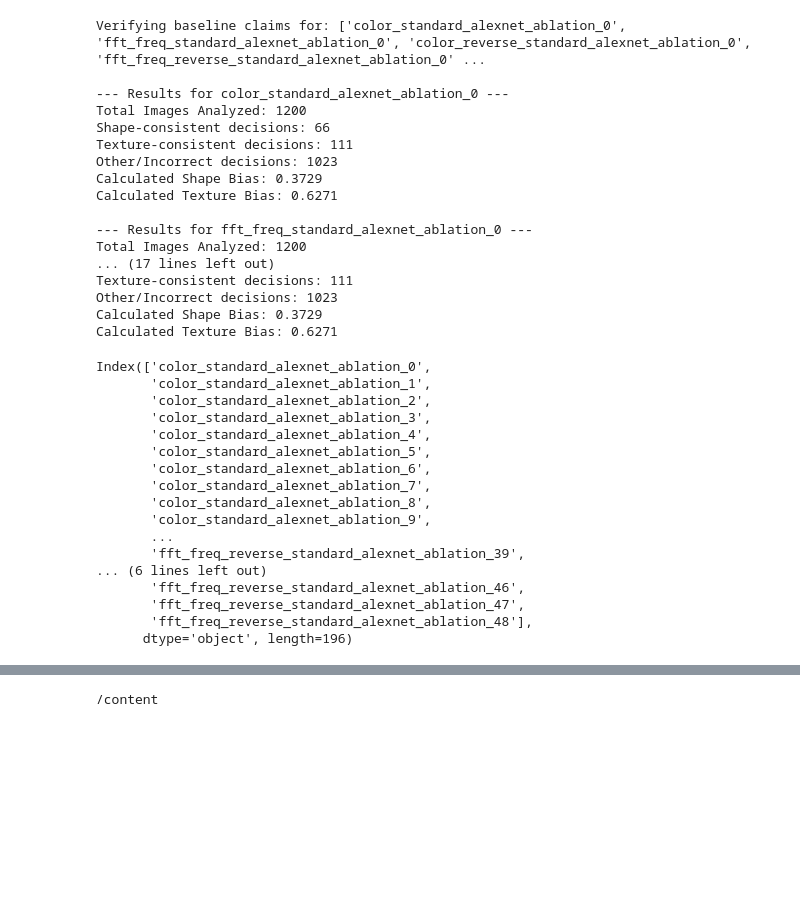
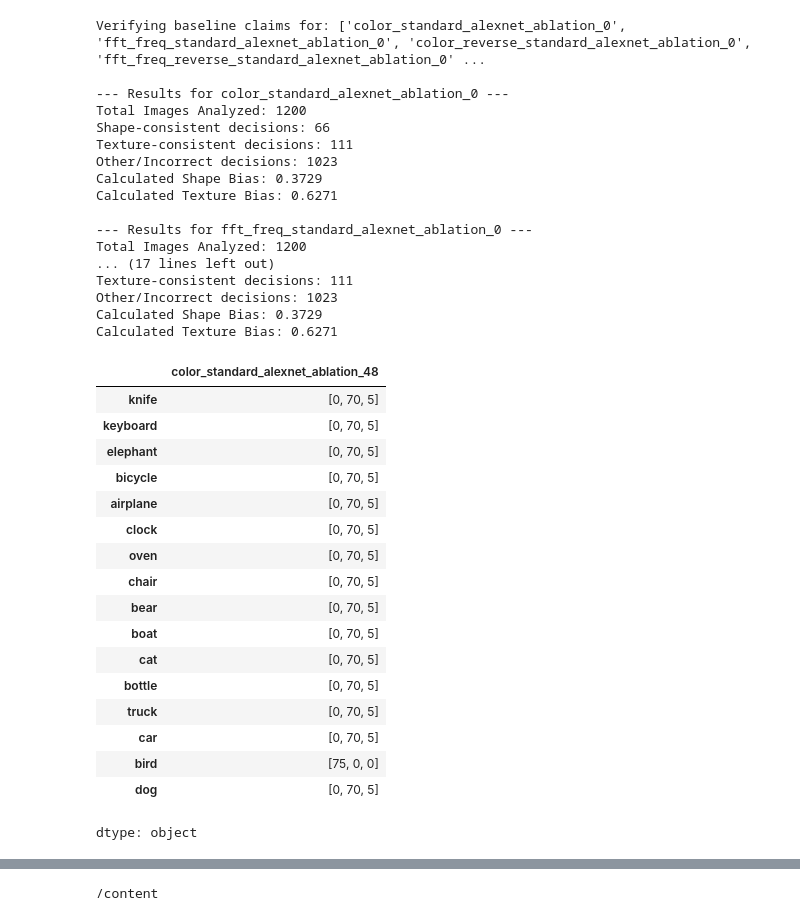
Before and after one commit to kutayeroglu/biomimetic-training, a Jupyter notebook: interpret_results.ipynb, the cells around one changed output, grey strips where cells are left out. Cells and saved outputs as stored; diff of their text form; code cells hidden in the pictures; blank space fills up the shorter version.

```diff
--- a/interpret_results.ipynb
+++ b/interpret_results.ipynb
@@ -70,25 +70,26 @@ Other/Incorrect decisions: 1023
 Calculated Shape Bias: 0.3729
 Calculated Texture Bias: 0.6271
 # %%
-df.columns
+df['color_standard_alexnet_ablation_48']
 # %% [output]
+|  | color_standard_alexnet_ablation_48 |
+| knife | [0, 70, 5] |
+| keyboard | [0, 70, 5] |
+| elephant | [0, 70, 5] |
+| bicycle | [0, 70, 5] |
+| airplane | [0, 70, 5] |
+| clock | [0, 70, 5] |
+| oven | [0, 70, 5] |
+| chair | [0, 70, 5] |
+| bear | [0, 70, 5] |
+| boat | [0, 70, 5] |
+| cat | [0, 70, 5] |
+| bottle | [0, 70, 5] |
+| truck | [0, 70, 5] |
+| car | [0, 70, 5] |
+| bird | [75, 0, 0] |
+| dog | [0, 70, 5] |
-Index(['color_standard_alexnet_ablation_0',
-       'color_standard_alexnet_ablation_1',
-       'color_standard_alexnet_ablation_2',
-       'color_standard_alexnet_ablation_3',
-       'color_standard_alexnet_ablation_4',
-       'color_standard_alexnet_ablation_5',
-       'color_standard_alexnet_ablation_6',
-       'color_standard_alexnet_ablation_7',
-       'color_standard_alexnet_ablation_8',
-       'color_standard_alexnet_ablation_9',
-       ...
-       'fft_freq_reverse_standard_alexnet_ablation_39',
-... (6 lines left out)
-       'fft_freq_reverse_standard_alexnet_ablation_46',
-       'fft_freq_reverse_standard_alexnet_ablation_47',
-       'fft_freq_reverse_standard_alexnet_ablation_48'],
-      dtype='object', length=196)
+dtype: object
 # %%
 !rm -rf biomimetic-training
 !git clone https://github.com/kutayeroglu/biomimetic-training.git
```
Also changed, not shown: parts of 2 cells of this notebook.
